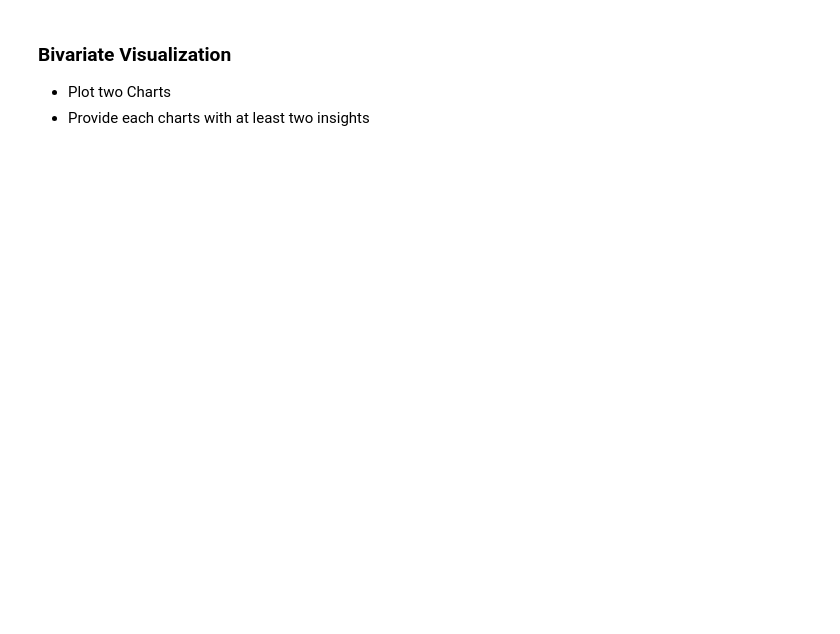
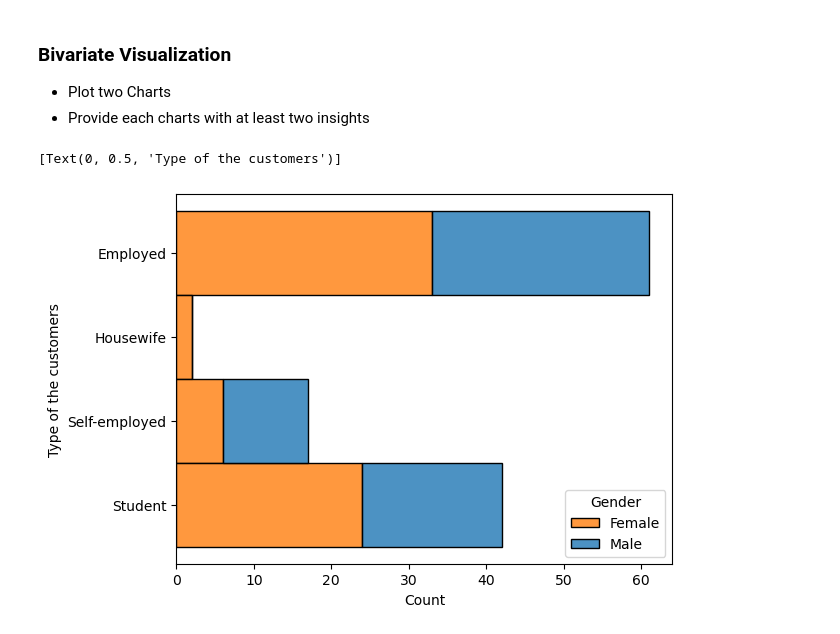
Before and after one commit to Tuwaiq-Data-Science-Bootcamp-V2/EDA-Lab1, a Jupyter notebook: EDA_Assignment .ipynb, the cells around one changed output. Cells and saved outputs as stored; diff of their text form; code cells hidden in the pictures; blank space fills up the shorter version.

```diff
--- a/EDA_Assignment .ipynb
+++ b/EDA_Assignment .ipynb
@@ -14,3 +55,11 @@
 ### Bivariate Visualization
 * Plot two Charts
 * Provide each charts with at least two insights
+# %%
+px = sns.histplot(df.sort_values('3. Are you currently....?').reset_index(), y="3. Are you currently....?", hue="1. Your Gender",
+             multiple="stack", alpha=0.8,legend=False)
+plt.legend(title='Gender',labels=['Female', 'Male'])
+px.set(ylabel='Type of the customers')
+# %% [output]
+[Text(0, 0.5, 'Type of the customers')]
+[figure, added]
```
Also changed, not shown: parts of 22 cells of this notebook.
